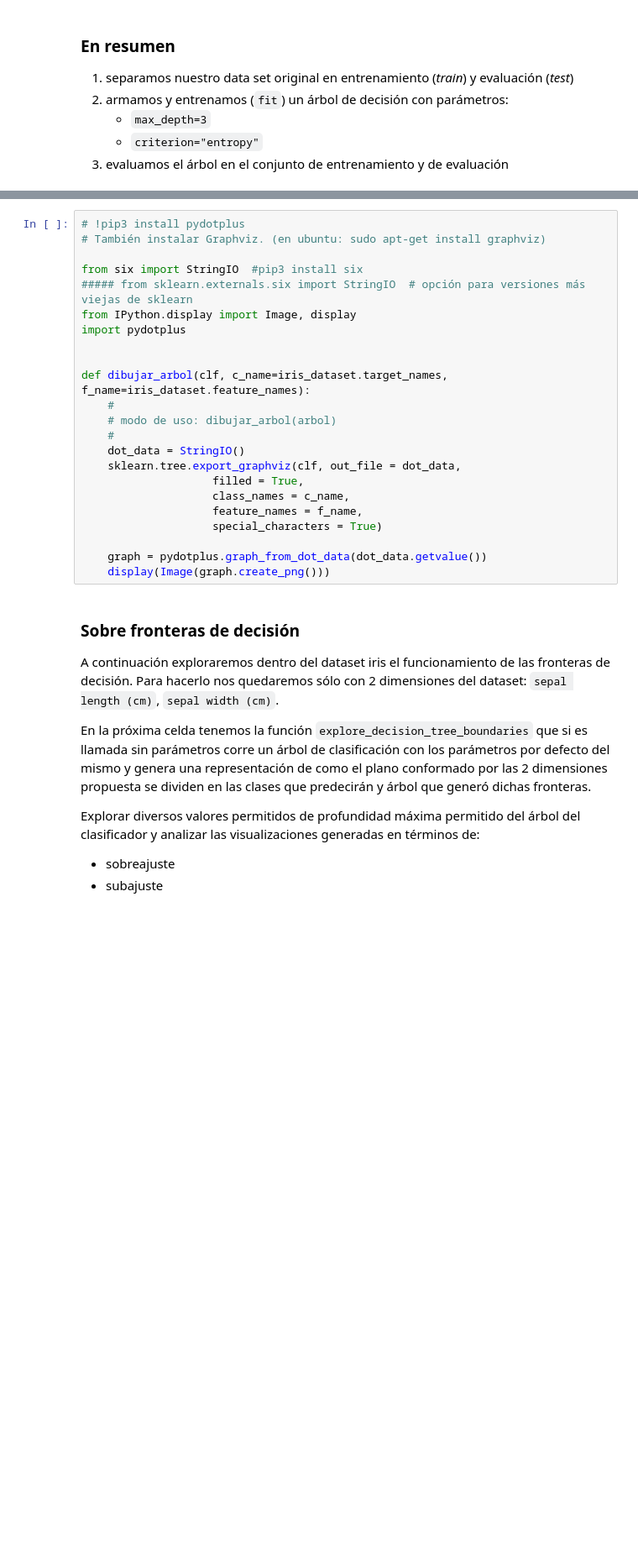
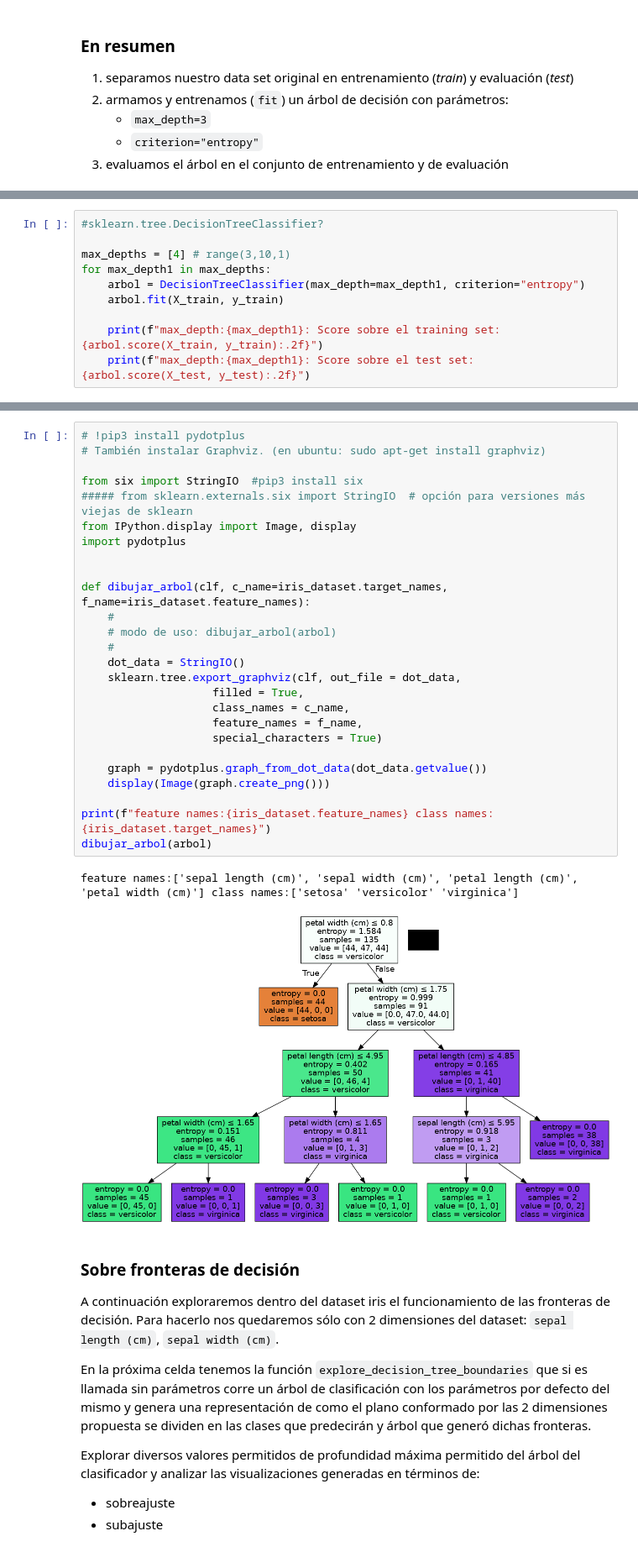
Before and after one commit to hrancati/aprendizajeAutomatico-material, a Jupyter notebook: notebooks/notebook_03_arboles_de_decision_sklearn-published.ipynb, the cells around one changed output, grey strips where cells are left out. Shown at 84% size. Cells and saved outputs as stored; diff of their text form; blank space fills up the shorter version.

```diff
--- a/notebooks/notebook_03_arboles_de_decision_sklearn-published.ipynb
+++ b/notebooks/notebook_03_arboles_de_decision_sklearn-published.ipynb
@@ -368,3 +372,13 @@ print(f"Score sobre el test set: {arbol.score(X_test, y_test):.2f}  ¿qué indic
     1. ¿qué información contiene cada nodo?
     1. ¿qué representa el color?
     1. ¿qué son los ejes?
+# %%
+#sklearn.tree.DecisionTreeClassifier?
+
+max_depths = [4] # range(3,10,1)
+for max_depth1 in max_depths:
+    arbol = DecisionTreeClassifier(max_depth=max_depth1, criterion="entropy")
+    arbol.fit(X_train, y_train)
+
+    print(f"max_depth:{max_depth1}: Score sobre el training set: {arbol.score(X_train, y_train):.2f}")
+    print(f"max_depth:{max_depth1}: Score sobre el test set: {arbol.score(X_test, y_test):.2f}")
@@ -371,26 +388,32 @@ print(f"Score sobre el test set: {arbol.score(X_test, y_test):.2f}  ¿qué indic
 # %%
 # !pip3 install pydotplus
 # También instalar Graphviz. (en ubuntu: sudo apt-get install graphviz)
 
 from six import StringIO  #pip3 install six
 ##### from sklearn.externals.six import StringIO  # opción para versiones más viejas de sklearn
 from IPython.display import Image, display
 import pydotplus
 
 
 def dibujar_arbol(clf, c_name=iris_dataset.target_names, f_name=iris_dataset.feature_names):
     #
     # modo de uso: dibujar_arbol(arbol)
     #
     dot_data = StringIO()
     sklearn.tree.export_graphviz(clf, out_file = dot_data,
                     filled = True,
                     class_names = c_name,
                     feature_names = f_name,
                     special_characters = True)
 
     graph = pydotplus.graph_from_dot_data(dot_data.getvalue())
     display(Image(graph.create_png()))
+
+print(f"feature names:{iris_dataset.feature_names} class names:{iris_dataset.target_names}")
+dibujar_arbol(arbol)
+# %% [output]
+feature names:['sepal length (cm)', 'sepal width (cm)', 'petal length (cm)', 'petal width (cm)'] class names:['setosa' 'versicolor' 'virginica']
+[figure, added]
 # %% [markdown]
 ### Sobre fronteras de decisión
 
```
Also changed, not shown: parts of 4 cells of this notebook.
